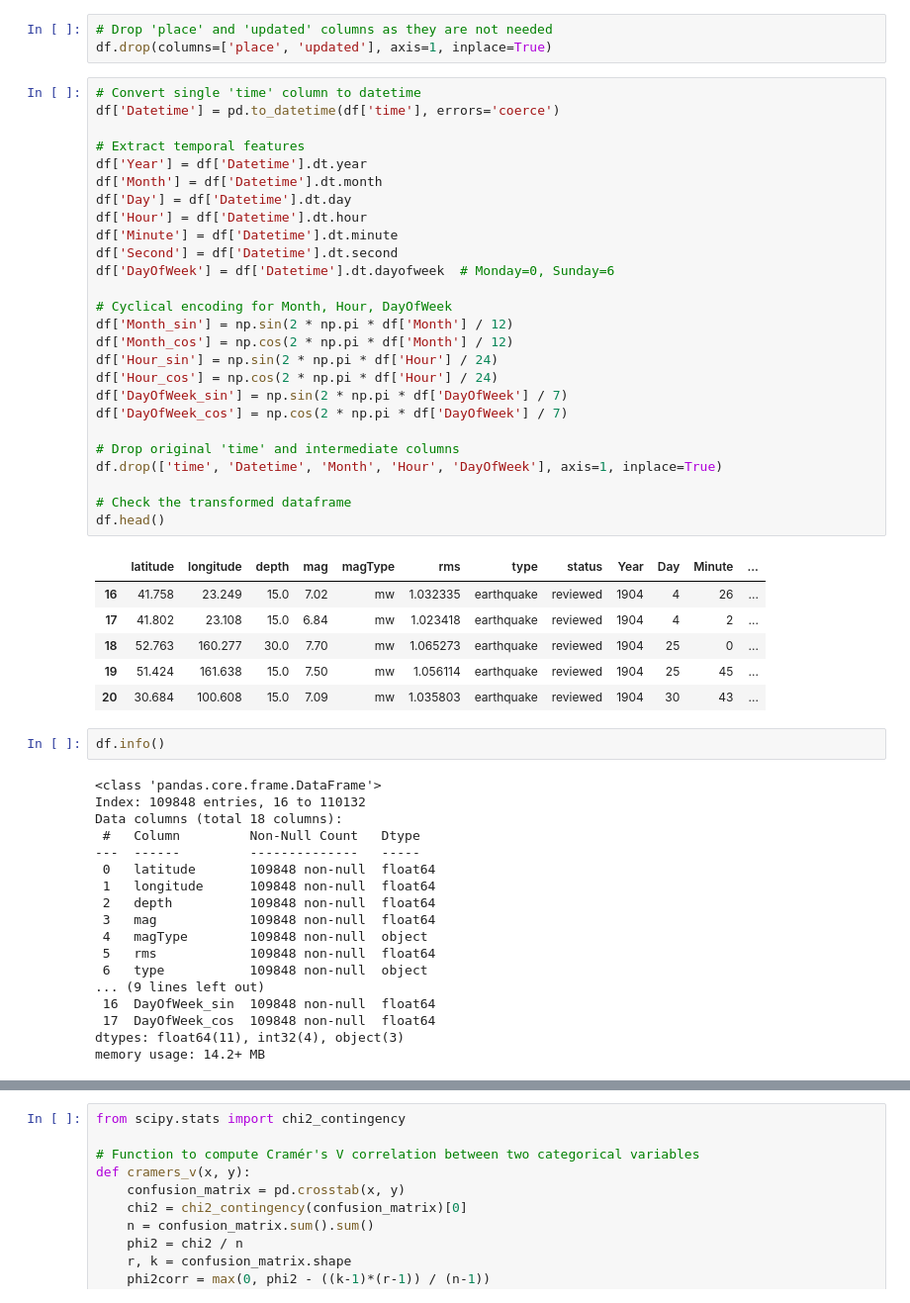
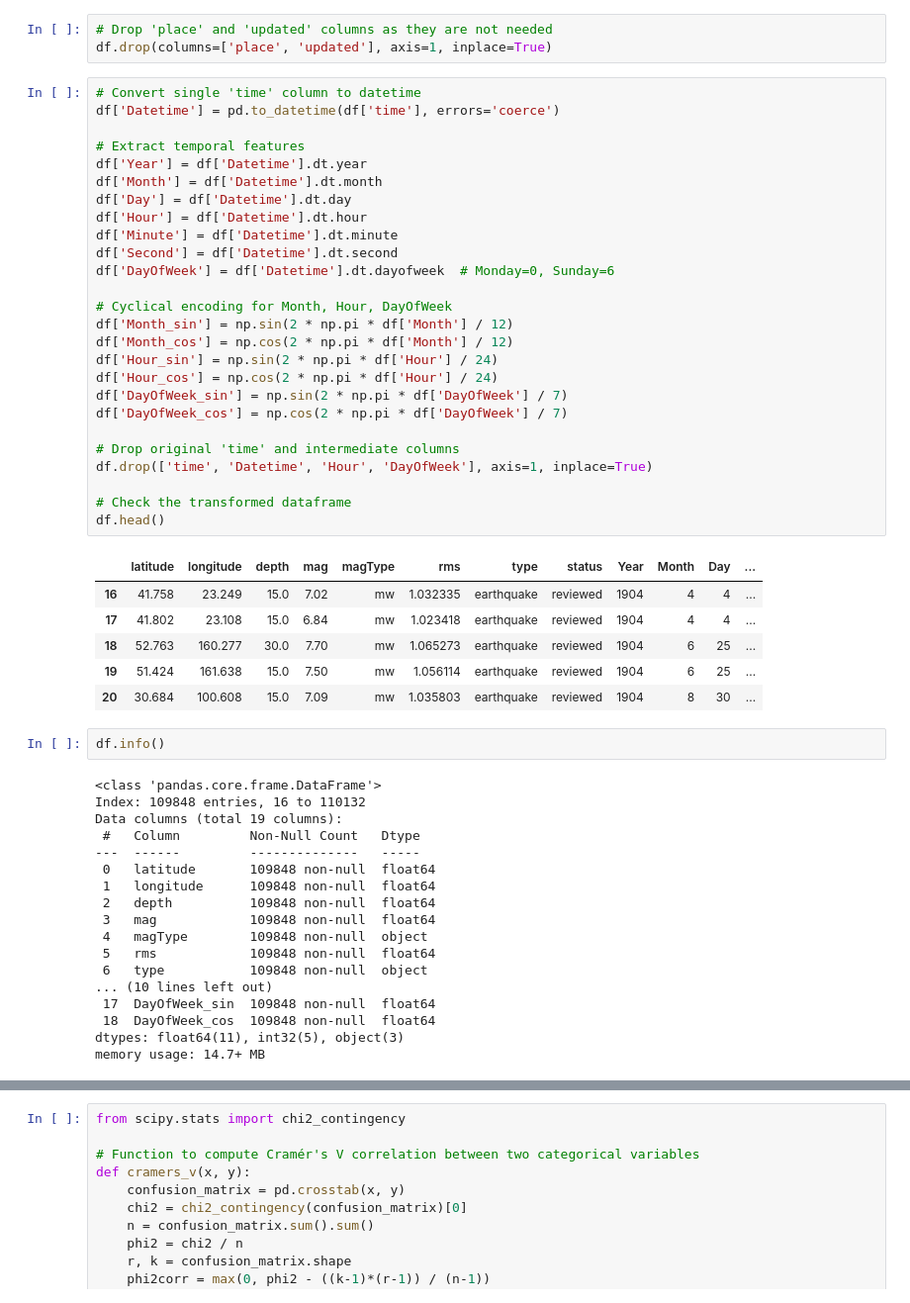
Before and after one commit to ImpactsenseAI-Intern-Project-OCT25/impactsenseAI-Infosys-Intern-project, a Jupyter notebook: milestone_1/week_2/Day_8/Data_preprocessing.ipynb, the cells around one changed output, grey strips where cells are left out. Shown at 99% size. Cells and saved outputs as stored; diff of their text form.

```diff
--- a/milestone_1/week_2/Day_8/Data_preprocessing.ipynb
+++ b/milestone_1/week_2/Day_8/Data_preprocessing.ipynb
@@ -208,42 +208,42 @@ df.drop(columns=['place', 'updated'], axis=1, inplace=True)
 # %%
 # Convert single 'time' column to datetime
 df['Datetime'] = pd.to_datetime(df['time'], errors='coerce')
 
 # Extract temporal features
 df['Year'] = df['Datetime'].dt.year
 df['Month'] = df['Datetime'].dt.month
 df['Day'] = df['Datetime'].dt.day
 df['Hour'] = df['Datetime'].dt.hour
 df['Minute'] = df['Datetime'].dt.minute
 df['Second'] = df['Datetime'].dt.second
 df['DayOfWeek'] = df['Datetime'].dt.dayofweek  # Monday=0, Sunday=6
 
 # Cyclical encoding for Month, Hour, DayOfWeek
 df['Month_sin'] = np.sin(2 * np.pi * df['Month'] / 12)
 df['Month_cos'] = np.cos(2 * np.pi * df['Month'] / 12)
 df['Hour_sin'] = np.sin(2 * np.pi * df['Hour'] / 24)
 df['Hour_cos'] = np.cos(2 * np.pi * df['Hour'] / 24)
 df['DayOfWeek_sin'] = np.sin(2 * np.pi * df['DayOfWeek'] / 7)
 df['DayOfWeek_cos'] = np.cos(2 * np.pi * df['DayOfWeek'] / 7)
 
 # Drop original 'time' and intermediate columns
-df.drop(['time', 'Datetime', 'Month', 'Hour', 'DayOfWeek'], axis=1, inplace=True)
+df.drop(['time', 'Datetime', 'Hour', 'DayOfWeek'], axis=1, inplace=True)
 
 # Check the transformed dataframe
 df.head()
 # %% [output]
-|  | latitude | longitude | depth | mag | magType | rms | type | status | Year | Day | Minute | ... |
-| 16 | 41.758 | 23.249 | 15.0 | 7.02 | mw | 1.032335 | earthquake | reviewed | 1904 | 4 | 26 | ... |
-| 17 | 41.802 | 23.108 | 15.0 | 6.84 | mw | 1.023418 | earthquake | reviewed | 1904 | 4 | 2 | ... |
-| 18 | 52.763 | 160.277 | 30.0 | 7.70 | mw | 1.065273 | earthquake | reviewed | 1904 | 25 | 0 | ... |
-| 19 | 51.424 | 161.638 | 15.0 | 7.50 | mw | 1.056114 | earthquake | reviewed | 1904 | 25 | 45 | ... |
-| 20 | 30.684 | 100.608 | 15.0 | 7.09 | mw | 1.035803 | earthquake | reviewed | 1904 | 30 | 43 | ... |
+|  | latitude | longitude | depth | mag | magType | rms | type | status | Year | Month | Day | ... |
+| 16 | 41.758 | 23.249 | 15.0 | 7.02 | mw | 1.032335 | earthquake | reviewed | 1904 | 4 | 4 | ... |
+| 17 | 41.802 | 23.108 | 15.0 | 6.84 | mw | 1.023418 | earthquake | reviewed | 1904 | 4 | 4 | ... |
+| 18 | 52.763 | 160.277 | 30.0 | 7.70 | mw | 1.065273 | earthquake | reviewed | 1904 | 6 | 25 | ... |
+| 19 | 51.424 | 161.638 | 15.0 | 7.50 | mw | 1.056114 | earthquake | reviewed | 1904 | 6 | 25 | ... |
+| 20 | 30.684 | 100.608 | 15.0 | 7.09 | mw | 1.035803 | earthquake | reviewed | 1904 | 8 | 30 | ... |
 # %%
 df.info()
 # %% [output]
 <class 'pandas.core.frame.DataFrame'>
 Index: 109848 entries, 16 to 110132
-Data columns (total 18 columns):
+Data columns (total 19 columns):
  #   Column         Non-Null Count   Dtype
 ---  ------         --------------   -----
  0   latitude       109848 non-null  float64
@@ -253,11 +253,11 @@ Data columns (total 18 columns):
  4   magType        109848 non-null  object
  5   rms            109848 non-null  float64
  6   type           109848 non-null  object
-... (9 lines left out)
- 16  DayOfWeek_sin  109848 non-null  float64
- 17  DayOfWeek_cos  109848 non-null  float64
-dtypes: float64(11), int32(4), object(3)
-memory usage: 14.2+ MB
+... (10 lines left out)
+ 17  DayOfWeek_sin  109848 non-null  float64
+ 18  DayOfWeek_cos  109848 non-null  float64
+dtypes: float64(11), int32(5), object(3)
+memory usage: 14.7+ MB
 # %%
 import seaborn as sns
 import matplotlib.pyplot as plt
```
Also changed, not shown: parts of 4 cells of this notebook, 3 other files.
